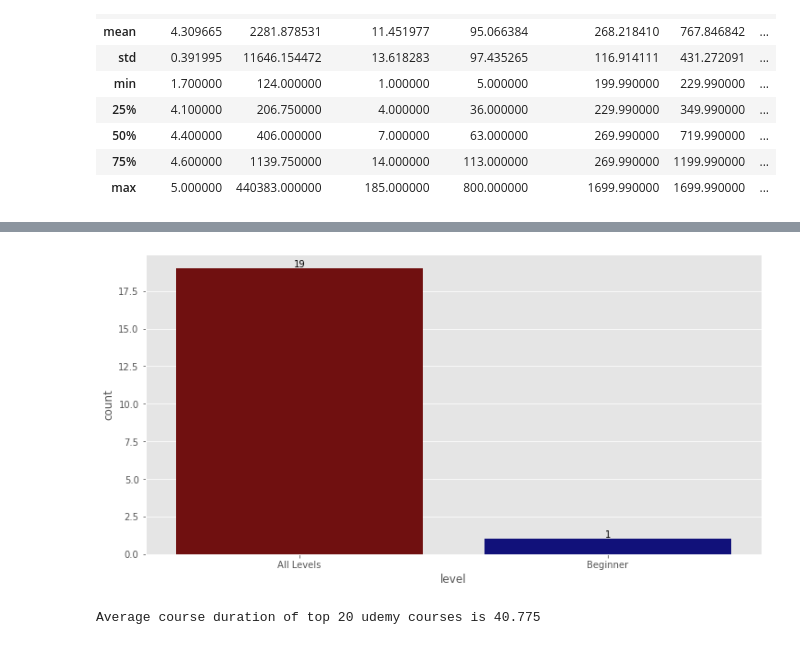
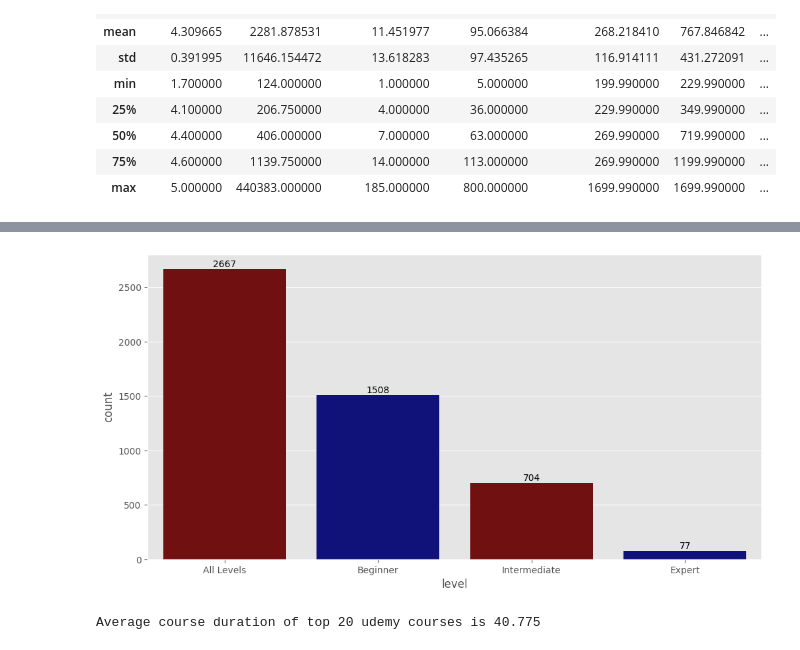
Before and after one commit to OnCampus-Community/Udemy-Course-EDA, a Jupyter notebook: udemy-courses-eda.ipynb, the cells around one changed output, grey strips where cells are left out. Drawn from its saved outputs; the diff is of its cells as text; code cells hidden in the pictures.

```diff
--- a/udemy-courses-eda.ipynb
+++ b/udemy-courses-eda.ipynb
@@ -322,11 +328,11 @@ plt.title("Top 20 courses for students count");
 [figure]
 # %%
 plt.figure(figsize = (12,6))
-ax = sns.countplot(top_20.level, palette = ["maroon", "darkblue"])
+ax = sns.countplot(x='level', data=df, palette = ["maroon", "darkblue"])
 for bars in ax.containers:
     ax.bar_label(bars)
 # %% [output]
-[figure, old version]
+[figure, new version]
 # %%
 print("Average course duration of top 20 udemy courses is "+str(top_20.course_duration.mean()))
 # %% [output]
```
Also changed, not shown: parts of 11 cells of this notebook.
